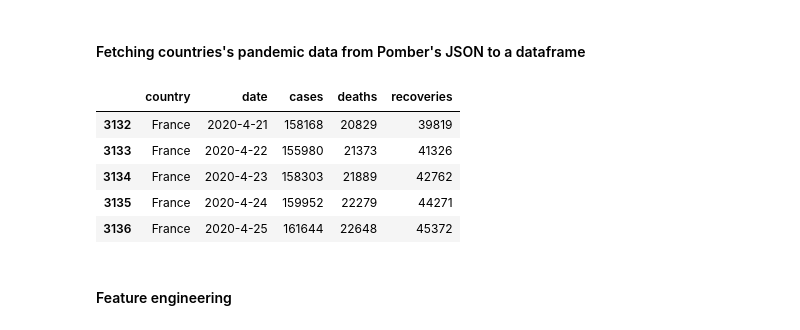
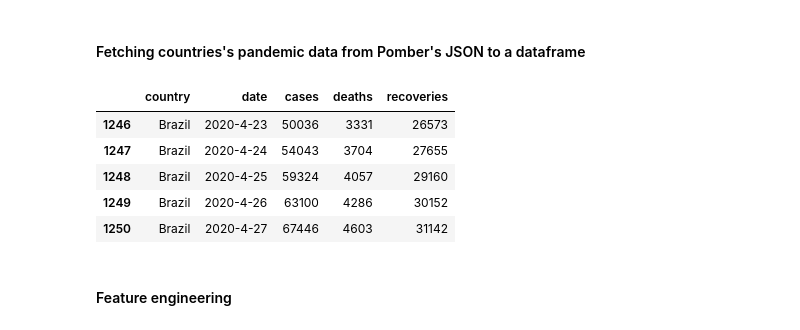
Before and after one commit to rafaelcastellar/coronavirus, a Jupyter notebook: notebooks/data_engineering.ipynb, the cells around one changed output. Saved outputs shown, nothing was run; the diff lists cells and outputs as text; code cells hidden in the pictures.

```diff
--- a/notebooks/data_engineering.ipynb
+++ b/notebooks/data_engineering.ipynb
@@ -27,33 +27,33 @@ j = json.loads(req.text)
 # %%
 # Loading countries names to dict
 countries = []
 df = pd.DataFrame()
 for country in j:
     countries.append(country)
 
 df['country'] = pd.Series(countries)
 
 # Loading countries data do dict then to dataframe
 dic = []
 for country in countries:
     i = 0
     while i < len(j[country]):
         if j[country][i]['confirmed'] == 0:
             i += 1
             continue
         row = {'country': country, 'date': j[country][i]['date'], 'cases':j[country][i]['confirmed'],
                'deaths':j[country][i]['deaths'], 'recoveries':j[country][i]['recovered']}
         dic.append(row)
         i += 1
 df = pd.DataFrame.from_dict(dic)
-df[df['country']=='France'].tail()
+df[df['country']=='Brazil'].tail()
 # %% [output]
 |  | country | date | cases | deaths | recoveries |
-| 3132 | France | 2020-4-21 | 158168 | 20829 | 39819 |
-| 3133 | France | 2020-4-22 | 155980 | 21373 | 41326 |
-| 3134 | France | 2020-4-23 | 158303 | 21889 | 42762 |
-| 3135 | France | 2020-4-24 | 159952 | 22279 | 44271 |
-| 3136 | France | 2020-4-25 | 161644 | 22648 | 45372 |
+| 1246 | Brazil | 2020-4-23 | 50036 | 3331 | 26573 |
+| 1247 | Brazil | 2020-4-24 | 54043 | 3704 | 27655 |
+| 1248 | Brazil | 2020-4-25 | 59324 | 4057 | 29160 |
+| 1249 | Brazil | 2020-4-26 | 63100 | 4286 | 30152 |
+| 1250 | Brazil | 2020-4-27 | 67446 | 4603 | 31142 |
 # %% [markdown]
 #### Feature engineering
 # %%
```
Also changed, not shown: parts of 6 cells of this notebook, 37 other files.
